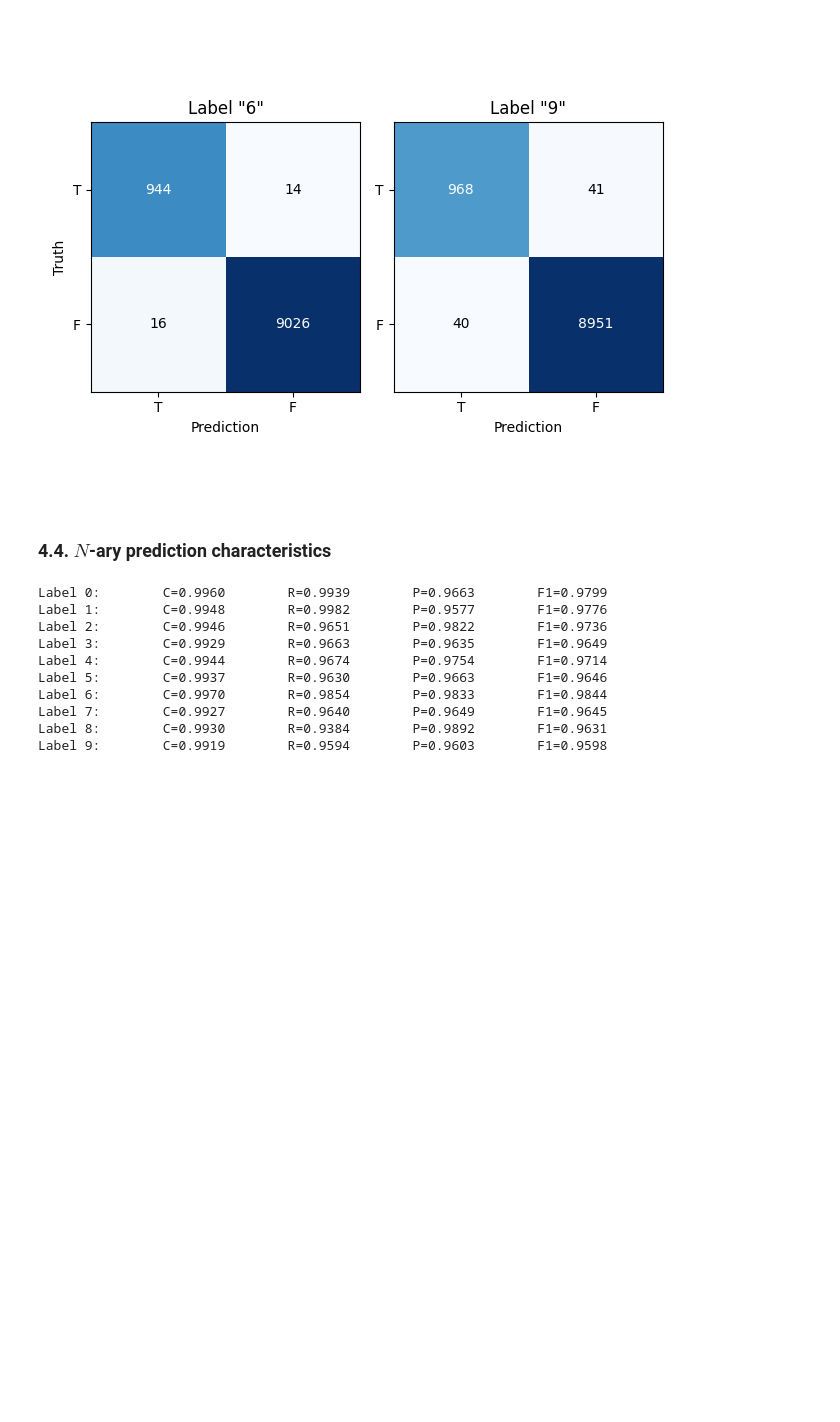
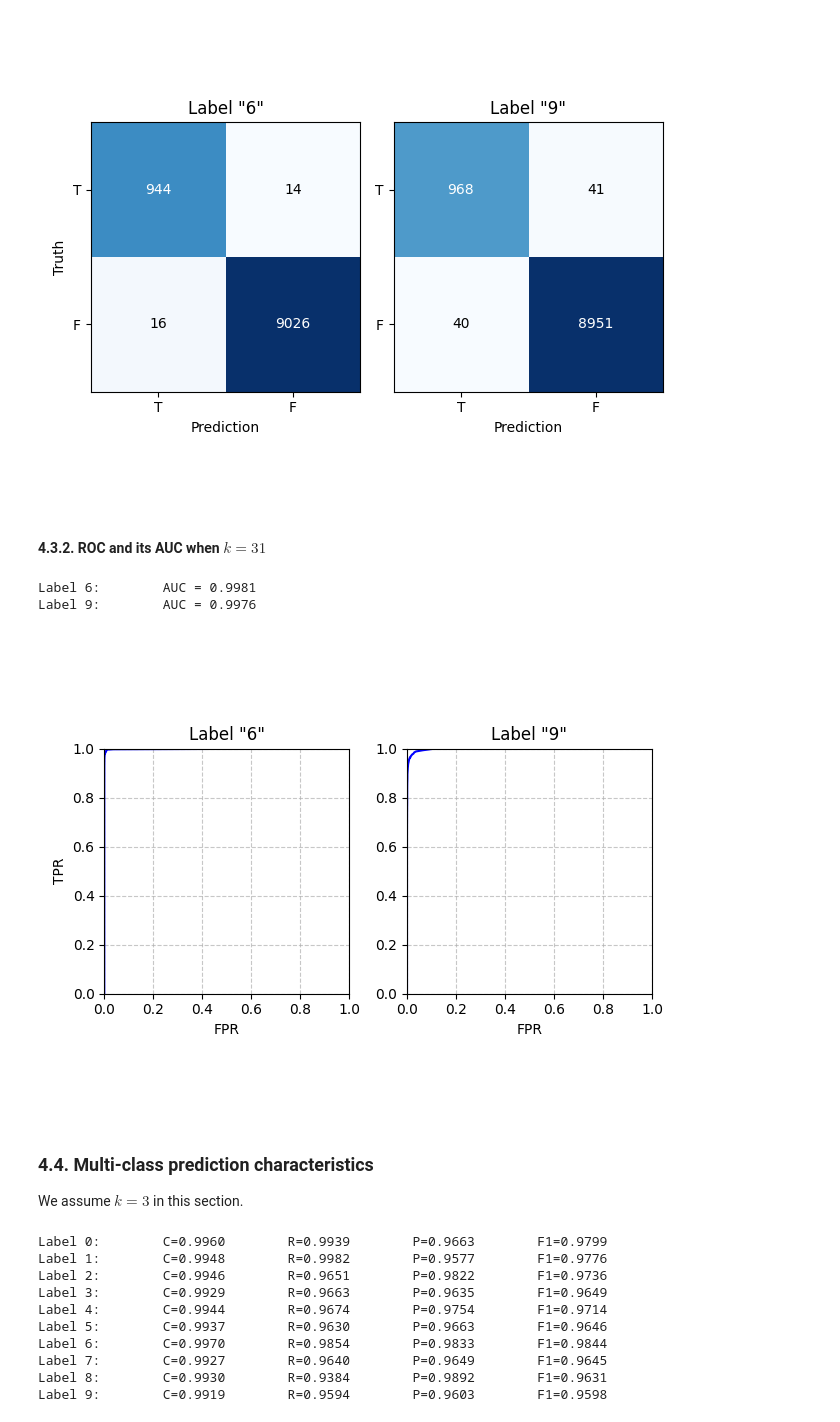
Before and after one commit to CSharperMantle/hdu2025_deep_learning, a Jupyter notebook: 1-knn/1-knn.ipynb, the cells around one changed output. Drawn from its saved outputs; the diff is of its cells as text; code cells hidden in the pictures; blank space fills up the shorter version.

```diff
--- a/1-knn.ipynb
+++ b/1-knn/1-knn.ipynb
@@ -261,8 +264,73 @@ plt.tight_layout()
 plt.show()
 # %% [output]
 [figure]
+# %% [markdown]
+#### 4.3.2. ROC and its AUC when $k=31$
+# %%
+K = 31
+
+conf_bin: dict[int, npt.NDArray[np.float32]] = {}
+for label in tqdm(LABELS):
+    classifier = RefKNeighborsClassifier(n_neighbors=K, metric="minkowski", p=2)
+    classifier.fit(x_train_bin[label], y_train_bin[label])
+
+    pred = classifier.predict(x_test_bin[label])
+    neighbors = classifier.kneighbors(x_test_bin[label], return_distance=False)
+    assert isinstance(neighbors, np.ndarray)
+    assert neighbors.shape == (x_test_bin[label].shape[0], K)
+
+    confidences = np.zeros((x_test_bin[label].shape[0],), dtype=np.float32)
+    for i in range(x_test_bin[label].shape[0]):
+        counts = np.bincount(y_train_bin[label][neighbors[i]], minlength=2)
+        confidences[i] = counts[1] / K
+    assert np.all(confidences >= 0.0) and np.all(confidences <= 1.0)
+
+    conf_bin[label] = confidences
+# %%
+N_STEPS = 101
+
+plt.close("all")
+
+fig, ax = plt.subplots(1, 2)
+fig.canvas.header_visible = False
+
+for i, label in enumerate(LABELS):
+    y_true = y_test_bin[label]
+    y_scores = conf_bin[label]
+    p = y_true.sum()
+    n = y_true.shape[0] - p
+    thresholds = np.linspace(-0.001, 1.001, num=N_STEPS, endpoint=True)
+    tpr = np.zeros((N_STEPS,), dtype=np.float32)
+    fpr = np.zeros((N_STEPS,), dtype=np.float32)
+    for j, thr in enumerate(thresholds):
+        y_pred = (y_scores >= thr).astype(y_true.dtype)
+        tp = np.logical_and(y_pred == 1, y_true == 1).sum()
+        fp = np.logical_and(y_pred == 1, y_true == 0).sum()
+        tpr[j] = tp / p if p > 0 else 0.0
+        fpr[j] = fp / n if n > 0 else 0.0
+
+    print(f"Label {label}:\tAUC = {-np.trapezoid(tpr, fpr):.4f}")
+
+    ax[i].plot(fpr, tpr, linestyle="-", color="blue")
+    ax[i].set_title(f'Label "{label}"')
+    ax[i].grid(True, linestyle="--", alpha=0.7)
+    ax[i].set_xlim(left=0.0, right=1.0)
+    ax[i].set_ylim(bottom=0.0, top=1.0)
+    ax[i].set_xlabel("FPR")
+    ax[i].set_aspect("equal", adjustable="box")
+    if i == 0:
+        ax[i].set_ylabel("TPR")
+
+plt.tight_layout()
+plt.show()
+# %% [output]
+Label 6:        AUC = 0.9981
+Label 9:        AUC = 0.9976
+[figure, added]
 # %% [markdown]
-### 4.4. $N$-ary prediction characteristics
+### 4.4. Multi-class prediction characteristics
+
+We assume $k=3$ in this section.
 # %%
 K = 3
 
```
Also changed, not shown: parts of 9 cells of this notebook.
